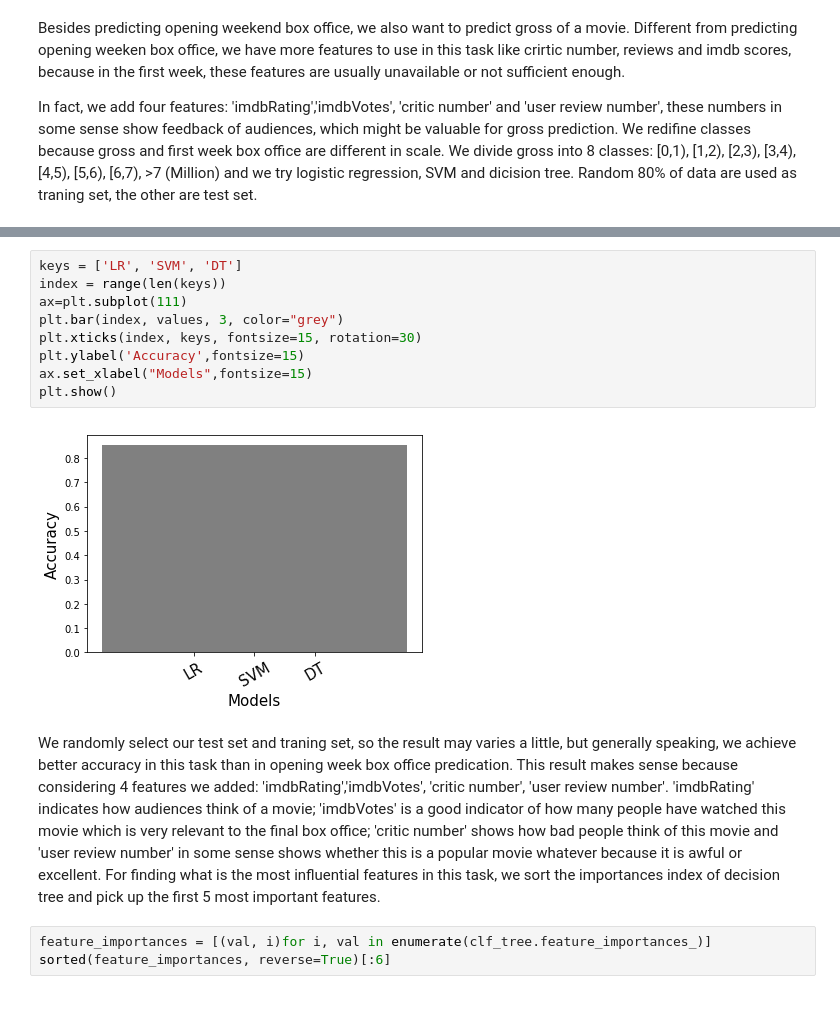
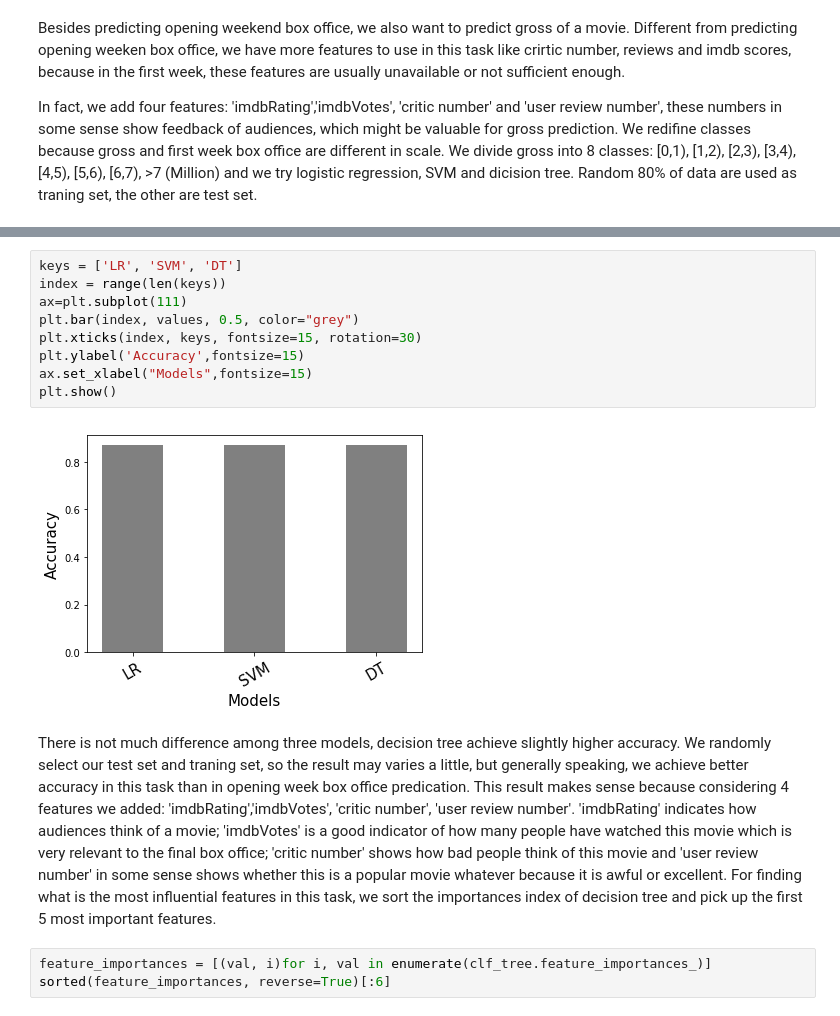
Before and after one commit to cozybed/15-688-movie_predictor, a Jupyter notebook: final_report/rp_scratch.ipynb, the cells around one changed output, grey strips where cells are left out. Drawn from its saved outputs; the diff is of its cells as text.

```diff
--- a/final_report/rp_scratch.ipynb
+++ b/final_report/rp_scratch.ipynb
@@ -316,16 +310,16 @@ Decision Tree Validation accuracy: 0.8608837970540099
 # %%
 keys = ['LR', 'SVM', 'DT']
 index = range(len(keys))
 ax=plt.subplot(111)
-plt.bar(index, values, 3, color="grey")
+plt.bar(index, values, 0.5, color="grey")
 plt.xticks(index, keys, fontsize=15, rotation=30)
 plt.ylabel('Accuracy',fontsize=15)
 ax.set_xlabel("Models",fontsize=15)
 plt.show()
 # %% [output]
-[figure, old version]
+[figure, new version]
 # %% [markdown]
-We randomly select our test set and traning set, so the result may varies a little, but generally speaking, we achieve better accuracy in this task than in opening week box office predication. This result makes sense because considering 4 features we added: 'imdbRating','imdbVotes', 'critic number', 'user review number'. 'imdbRating' indicates how audiences think of a movie; 'imdbVotes' is a good indicator of how many people have watched this movie which is very relevant to the final box office; 'critic number' shows how bad people think of this movie and 'user review number' in some sense shows whether this is a popular movie whatever because it is awful or excellent. For finding what is the most influential features in this task, we sort the importances index of decision tree and pick up the first 5 most important features.
+There is not much difference among three models, decision tree achieve slightly higher accuracy. We randomly select our test set and traning set, so the result may varies a little, but generally speaking, we achieve better accuracy in this task than in opening week box office predication. This result makes sense because considering 4 features we added: 'imdbRating','imdbVotes', 'critic number', 'user review number'. 'imdbRating' indicates how audiences think of a movie; 'imdbVotes' is a good indicator of how many people have watched this movie which is very relevant to the final box office; 'critic number' shows how bad people think of this movie and 'user review number' in some sense shows whether this is a popular movie whatever because it is awful or excellent. For finding what is the most influential features in this task, we sort the importances index of decision tree and pick up the first 5 most important features.
 # %%
 feature_importances = [(val, i)for i, val in enumerate(clf_tree.feature_importances_)]
 sorted(feature_importances, reverse=True)[:6]
```
Also changed, not shown: parts of 7 cells of this notebook.
